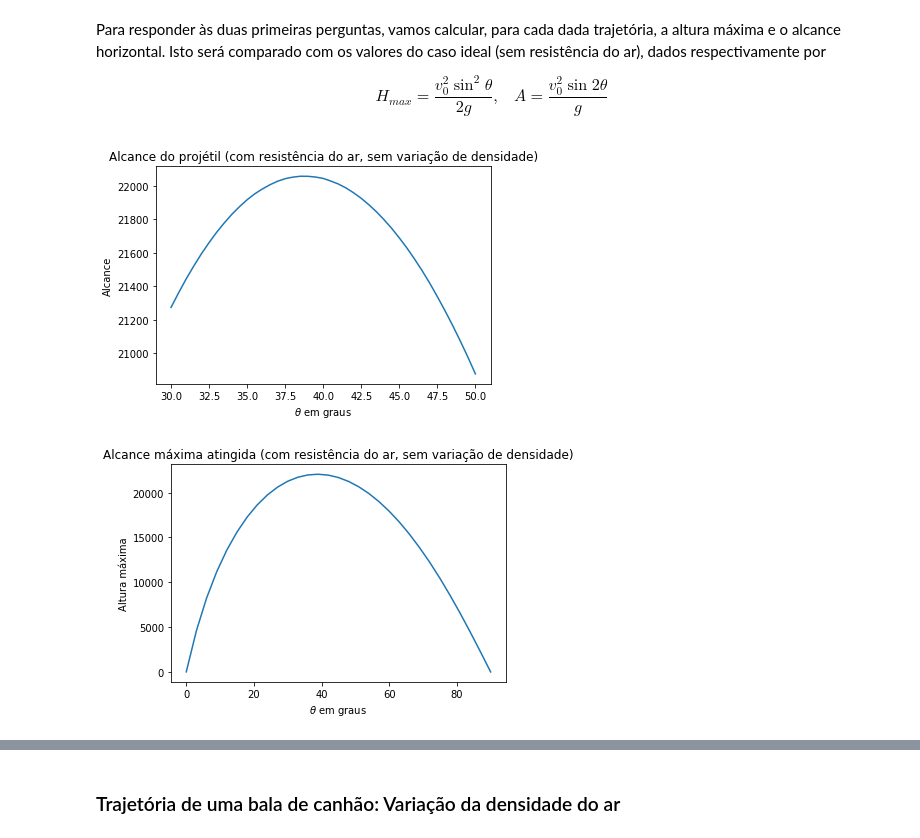
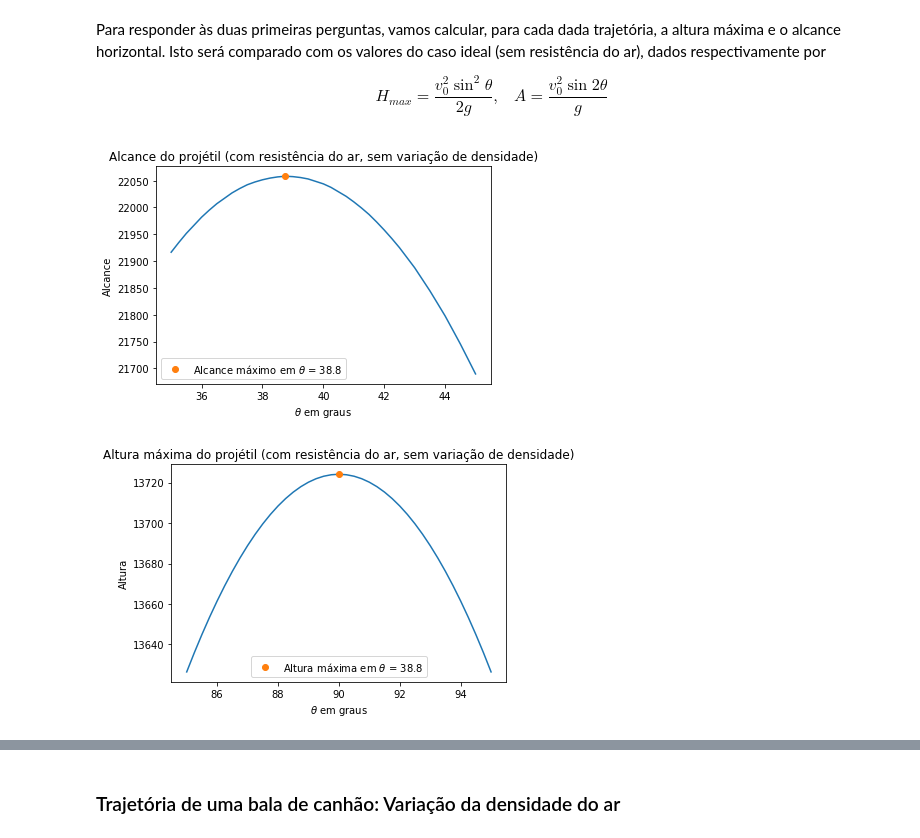
Before and after one commit to solano/mccomp19, a Jupyter notebook: projetil.ipynb, the cells around one changed output, grey strips where cells are left out. Drawn from its saved outputs; the diff is of its cells as text; code cells hidden in the pictures.

Commit message:
função variar_condicoes terminada e parte com densidade fixa quase pronta

```diff
--- a/projetil.ipynb
+++ b/projetil.ipynb
@@ -290,12 +290,19 @@ def altura_max(z):
 # Retorna uma tupla de arrays contendo os resultados das funções.
 # Exemplo de funções da trajetória: alcance, altura máxima, ação,
 # velocidade máxima.
-def variar_condicoes(derivadas, iniciais, lparams, *funcs):
+def variar_condicoes(derivadas, iniciais, params, funcs, t0=0, Δt=0.01):
     if not funcs: return
 
-    res = tuple(list() for f in funcs)
-    for inicial, params in zip(iniciais,lparams):
-        x,y,z,u,v,w = integrar_projetil(inicial,derivadas,params)
+    resultados = list(list() for f in funcs)
+    for inicial in iniciais:
+        x,y,z,u,v,w = integrar_projetil(inicial,derivadas,params,t0,Δt)
+        for i,f in enumerate(funcs):
+            resultados[i].append(f(x,y,z,u,v,w))
+
+    # Converte os resultados para uma tupla de arrays
+    for i in range(len(funcs)):
+        resultados[i] = np.array(resultados[i])
+    return tuple(resultados)
 
 # Talvez eu use também:
 def plot_xz(trajetorias,title='',xlabel='x',ylabel='z',legend=True):
@@ -367,50 +374,48 @@ Para responder às duas primeiras perguntas, vamos calcular, para cada dada traj
 
 $$ H_{max} = \frac{v_0^2 \sin^2 \theta}{2g},\;\;\; A = \frac{v_0^2 \sin 2 \theta}{g} $$
 # %%
-# Cálculo do alcance
+# Cálculo do alcance, variando θ de um quarto de grau por vez
+θ_arr = np.linspace(35,45,40+1)
+iniciais = [[0, 0, 0, v0*np.cos(θ_rad), 0, v0*np.sin(θ_rad)]
+            for θ_rad in np.deg2rad(θ_arr)]
 
-θ_arr = np.linspace(30,50,40+1)
-alcance_arr = []
-altura_max_arr = []
+alcance_arr, = variar_condicoes(deriv_resist_1,iniciais,(g,B),
+                              (lambda x,y,z,u,v,w: alcance(x,y),),
+                               Δt = 0.005)
 
-for θ in θ_arr:
-    θ_rad = np.deg2rad(θ)
-    inicial = 0,0,0, v0*np.cos(θ_rad),0,v0*np.sin(θ_rad)
-    x,_,z,_,_,_ = integrar_projetil(inicial,deriv_resist_1,(g,B))
-
-    alcance_arr.append(alcance(x,[0]))
-    altura_max_arr.append(altura_max(z))
-
-alcance_arr = np.array(alcance_arr)
-altura_max_arr = np.array(altura_max_arr)
+index_max = np.argmax(alcance_arr)
+θ_alcance_max, alcance_max = θ_arr[index_max], alcance_arr[index_max]
 
 plt.plot(θ_arr, alcance_arr)
+plt.plot([θ_alcance_max], [alcance_max],'o',
+         label=r'Alcance máximo em $\theta$ = %.1f'%θ_alcance_max)
 plt.xlabel(r'$\theta$ em graus')
 plt.ylabel('Alcance')
 plt.title('Alcance do projétil (com resistência do ar, sem variação de densidade)')
+plt.legend()
 plt.show()
 # %% [output]
-[figure, old version]
+[figure, new version]
 # %%
-# Cálculo da altura máxima
+# Cálculo do alcance, variando θ de um quarto de grau por vez
+θ_arr = np.linspace(85,95,40+1)
+iniciais = [[0, 0, 0, v0*np.cos(θ_rad), 0, v0*np.sin(θ_rad)]
+            for θ_rad in np.deg2rad(θ_arr)]
 
-θ_arr = np.linspace(0,90,30+1)
-altura_max_arr = []
+altura_arr, = variar_condicoes(deriv_resist_1,iniciais,(g,B),
+                              (lambda x,y,z,u,v,w: altura_max(z),),
+                               Δt = 0.005)
 
-for θ in θ_arr:
-    θ_rad = np.deg2rad(θ)
-    inicial = 0,0,0, v0*np.cos(θ_rad),0,v0*np.sin(θ_rad)
-    x,_,z,_,_,_ = integrar_projetil(inicial,deriv_resist_1,(g,B))
+index_max = np.argmax(altura_arr)
+θ_altura_max, altura_max_val = θ_arr[index_max], altura_arr[index_max]
 
-    altura_max_arr.append(altura_max(z))
-
-alcance_arr = np.array(alcance_arr)
-altura_max_arr = np.array(altura_max_arr)
-
-plt.plot(θ_arr, altura_max_arr)
+plt.plot(θ_arr, altura_arr)
+plt.plot([θ_altura_max], [altura_max_val],'o',
+         label=r'Altura máxima em $\theta$ = %.1f'%θ_alcance_max)
 plt.xlabel(r'$\theta$ em graus')
-plt.ylabel('Altura máxima')
-plt.title('Alcance máxima atingida (com resistência do ar, sem variação de densidade)')
+plt.ylabel('Altura')
+plt.title('Altura máxima do projétil (com resistência do ar, sem variação de densidade)')
+plt.legend()
 plt.show()
 # %% [output]
-[figure, old version]
+[figure, new version]
```
Also changed, not shown: parts of 2 cells of this notebook.
